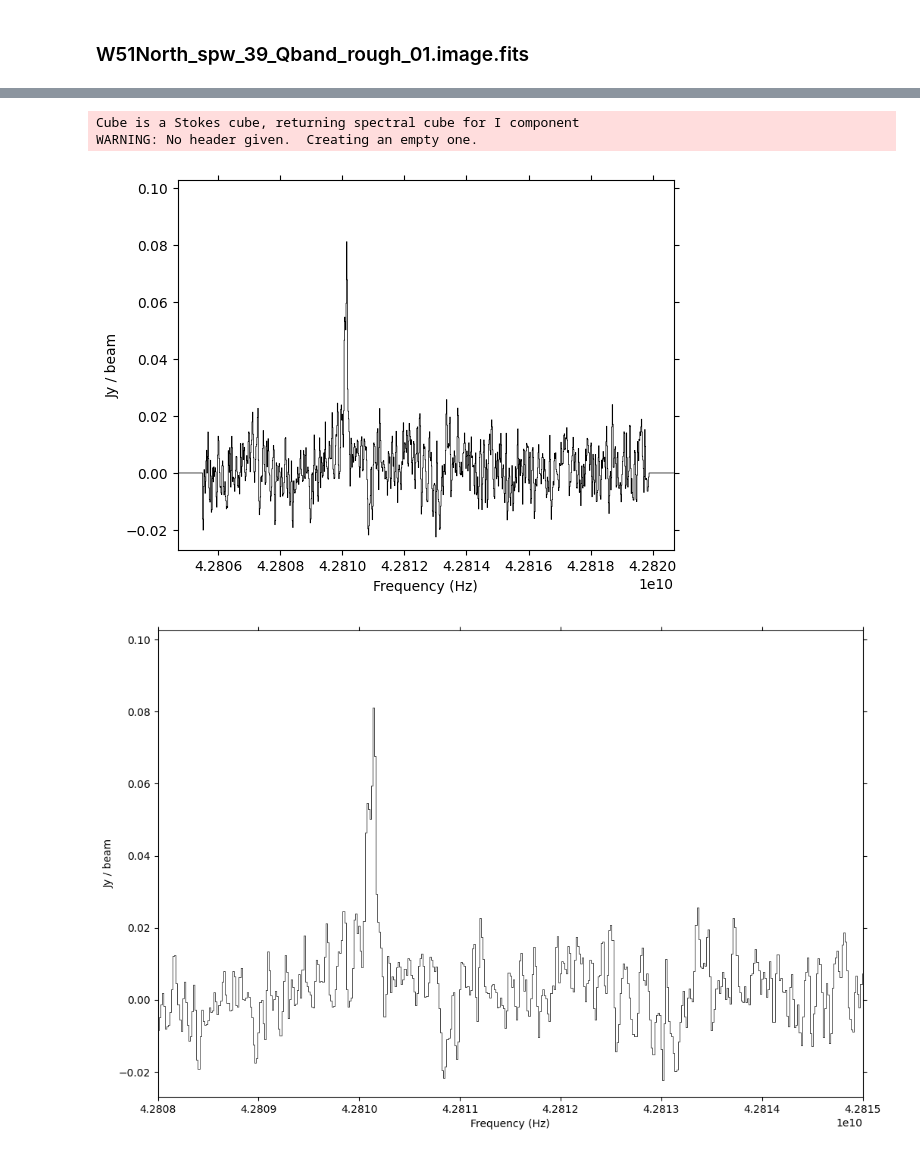
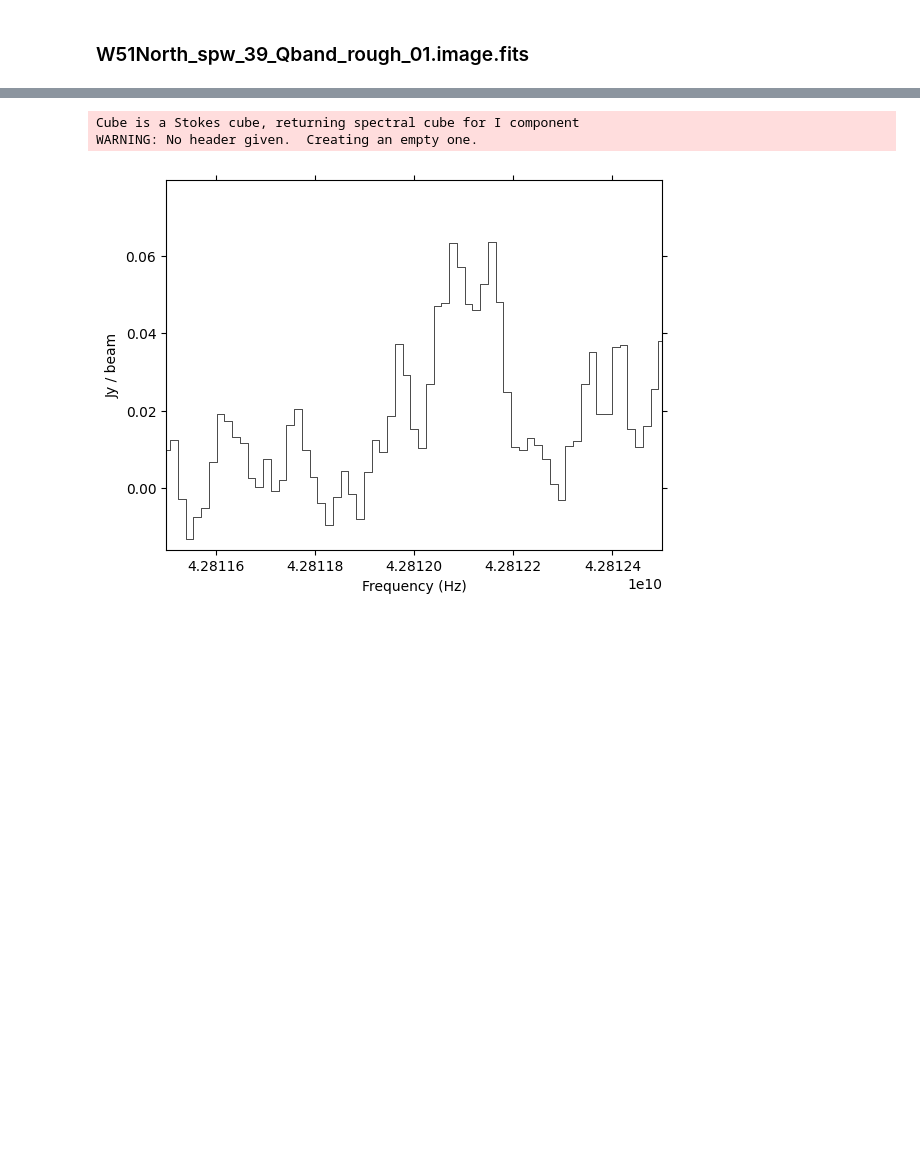
Before and after one commit to GalagaBits/W51-Masers-and-Starforming-Regions, a Jupyter notebook: notebooks/Qband_W51North_1DGaussians.ipynb, the cells around one changed output, grey strips where cells are left out. Drawn from its saved outputs; the diff is of its cells as text; code cells hidden in the pictures; blank space fills up the shorter version.

```diff
--- a/notebooks/Qband_W51North_1DGaussians.ipynb
+++ b/notebooks/Qband_W51North_1DGaussians.ipynb
@@ -105,18 +124,16 @@ WARNING: No header given.  Creating an empty one.
 # %%
 cube = SpectralCube.read('/home/dealderod/derod/W51North_spw_39_Qband_rough_01.image.fits', format='fits')
 
-y, x = 755, 744
+y, x = 754, 740
 
-fig = pl.figure(figsize=(12,8))
 sp = pyspeckit.Spectrum(xarr=cube.spectral_axis, data=cube[:, y, x])
 
-sp.plotter(color='black')
-sp.plotter(color='black', xmin=42.808*u.GHz, xmax=42.815*u.GHz, figure=fig)
+#sp.plotter(color='black')
+sp.plotter(color='black', xmin=42.8115*u.GHz, xmax=42.8125*u.GHz, figure=fig)
 # %% [output]
 Cube is a Stokes cube, returning spectral cube for I component
 WARNING: No header given.  Creating an empty one.
-[figure, old version]
+[figure, new version]
-[figure, removed]
 # %%
 cube = SpectralCube.read('/home/dealderod/derod/W51North_spw_39_Qband_rough_01.image.fits', format='fits')
 
```
Also changed, not shown: parts of 3 cells of this notebook.
